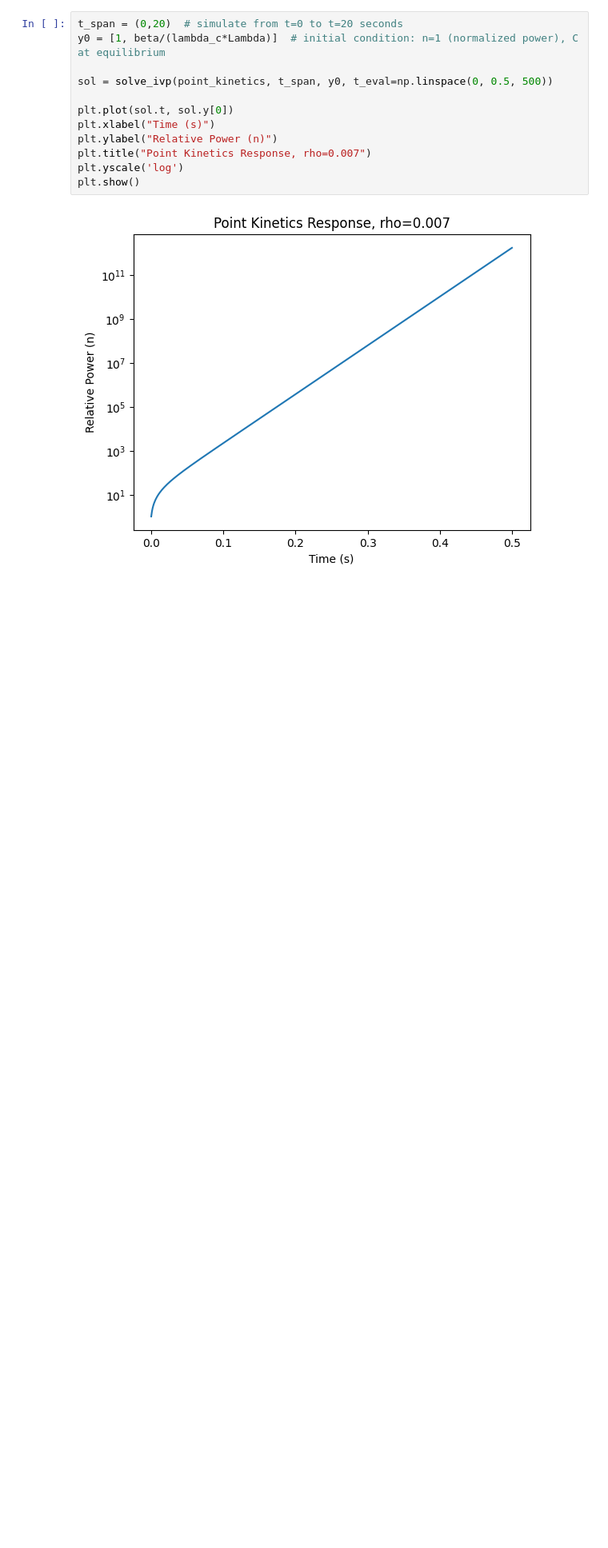
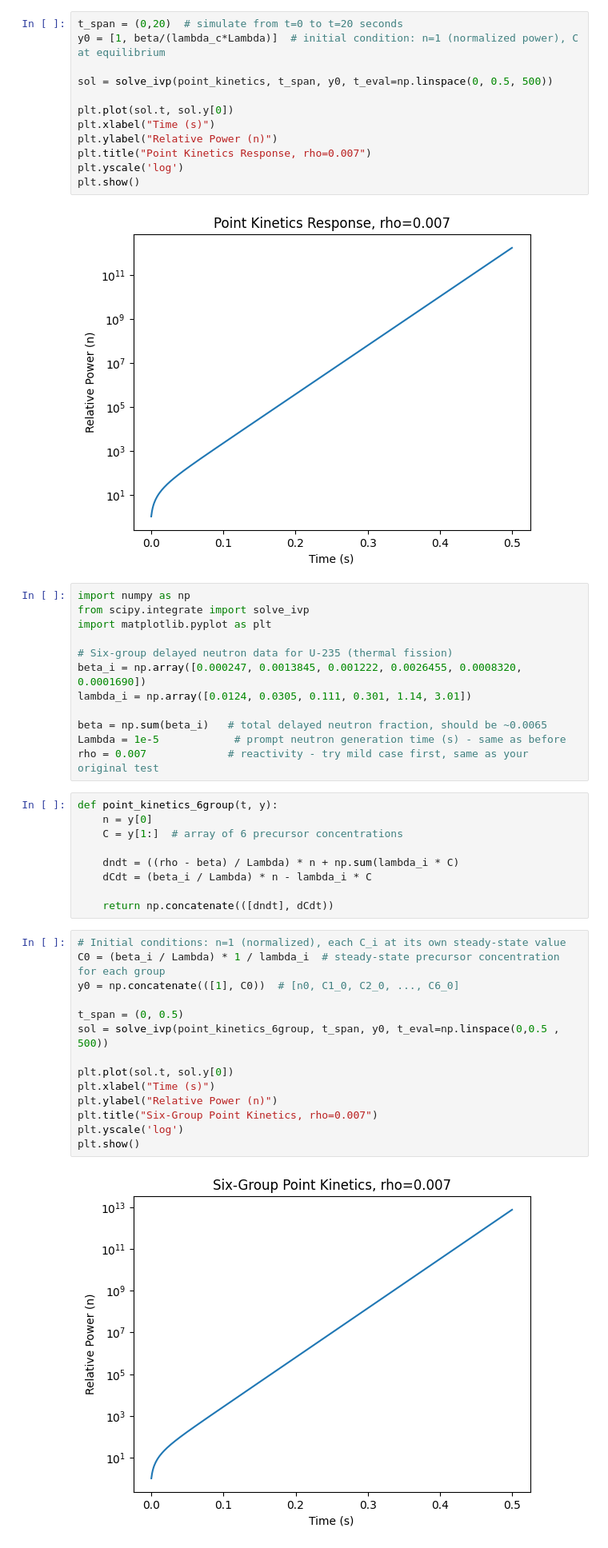
Before and after one commit to puspendukayal48-lab/reactor-point-kinetics, a Jupyter notebook: point_kinetics.ipynb, the cells around one changed output. Shown at 80% size. Cells and saved outputs as stored; diff of their text form; blank space fills up the shorter version.

Commit message:
Upgrade to six-group delayed neutron model, verify subcritical and prompt-supercritical cases.

```diff
--- a/point_kinetics.ipynb
+++ b/point_kinetics.ipynb
@@ -44,3 +44,40 @@ plt.yscale('log')
 plt.show()
 # %% [output]
 [figure]
+# %%
+import numpy as np
+from scipy.integrate import solve_ivp
+import matplotlib.pyplot as plt
+
+# Six-group delayed neutron data for U-235 (thermal fission)
+beta_i = np.array([0.000247, 0.0013845, 0.001222, 0.0026455, 0.0008320, 0.0001690])
+lambda_i = np.array([0.0124, 0.0305, 0.111, 0.301, 1.14, 3.01])
+
+beta = np.sum(beta_i)   # total delayed neutron fraction, should be ~0.0065
+Lambda = 1e-5            # prompt neutron generation time (s) - same as before
+rho = 0.007             # reactivity - try mild case first, same as your original test
+# %%
+def point_kinetics_6group(t, y):
+    n = y[0]
+    C = y[1:]  # array of 6 precursor concentrations
+
+    dndt = ((rho - beta) / Lambda) * n + np.sum(lambda_i * C)
+    dCdt = (beta_i / Lambda) * n - lambda_i * C
+
+    return np.concatenate(([dndt], dCdt))
+# %%
+# Initial conditions: n=1 (normalized), each C_i at its own steady-state value
+C0 = (beta_i / Lambda) * 1 / lambda_i  # steady-state precursor concentration for each group
+y0 = np.concatenate(([1], C0))  # [n0, C1_0, C2_0, ..., C6_0]
+
+t_span = (0, 0.5)
+sol = solve_ivp(point_kinetics_6group, t_span, y0, t_eval=np.linspace(0,0.5 , 500))
+
+plt.plot(sol.t, sol.y[0])
+plt.xlabel("Time (s)")
+plt.ylabel("Relative Power (n)")
+plt.title("Six-Group Point Kinetics, rho=0.007")
+plt.yscale('log')
+plt.show()
+# %% [output]
+[figure, added]
```
